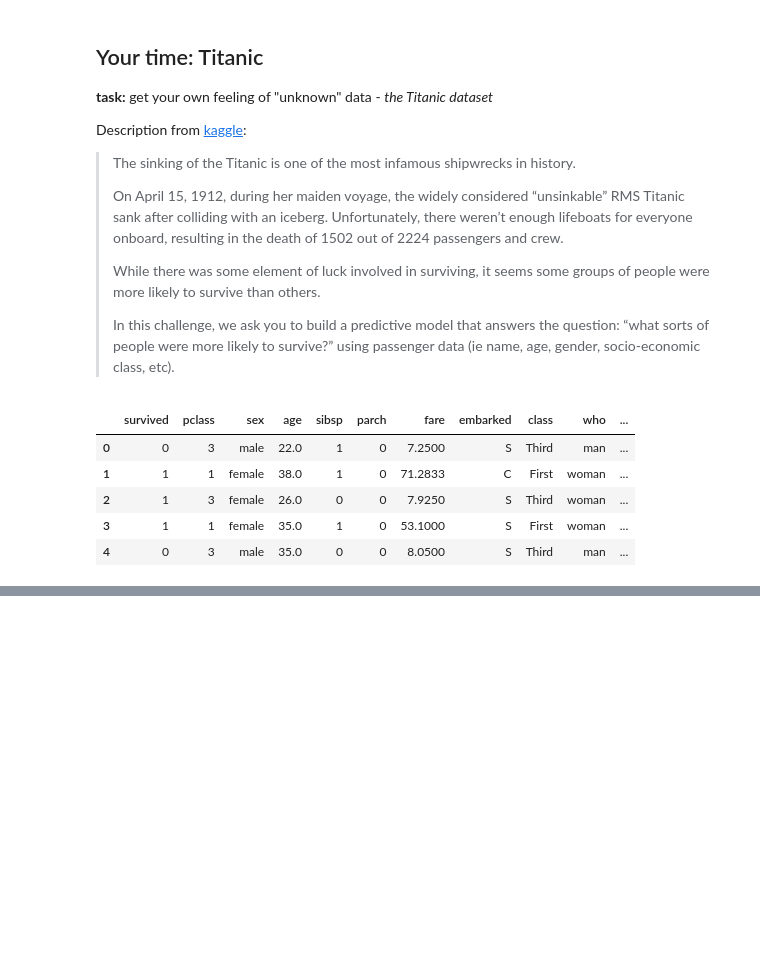
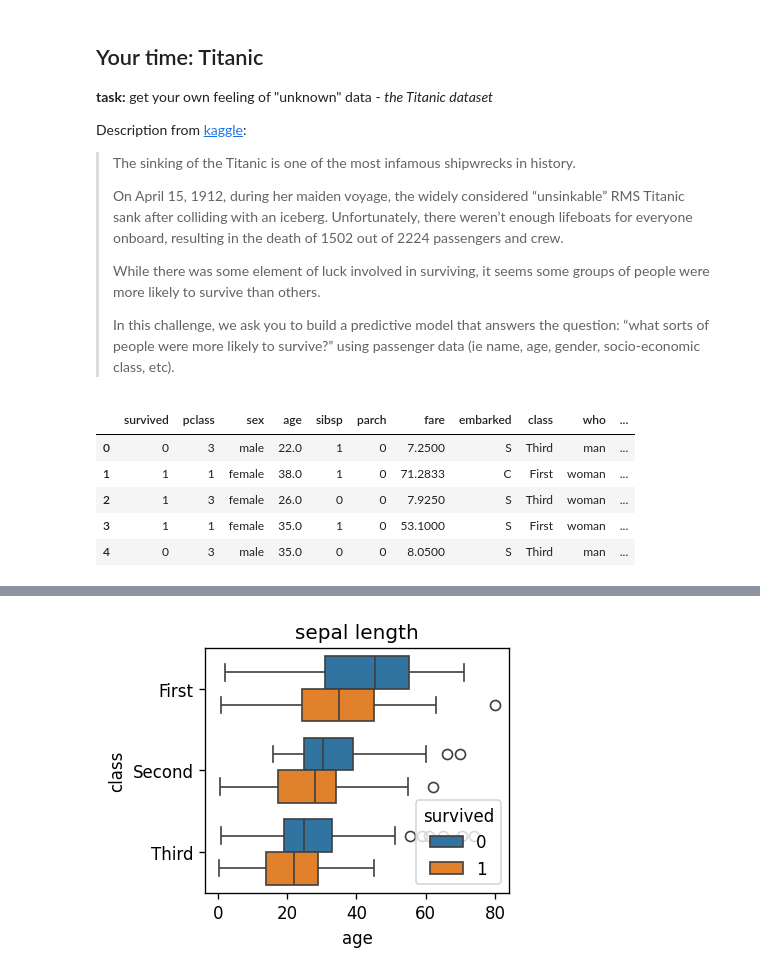
Before and after one commit to aleksejalex/PyPEF, a Jupyter notebook: PyPEF_07_data_2.ipynb, the cells around one changed output, grey strips where cells are left out. Drawn from its saved outputs; the diff is of its cells as text; code cells hidden in the pictures; blank space fills up the shorter version.

```diff
--- a/PyPEF_07_data_2.ipynb
+++ b/PyPEF_07_data_2.ipynb
@@ -427,0 +473,10 @@ df_titanic.head()
+# %%
+plt.figure(figsize=(9,3), dpi=120)
+plt.subplot(1,3,1)
+sns.boxplot(x='age', y='class', data=df_titanic, hue='survived')
+plt.title("sepal length")
+
+plt.tight_layout()
+plt.show()
+# %% [output]
+[figure, added]
```
Also changed, not shown: parts of 9 cells of this notebook.
